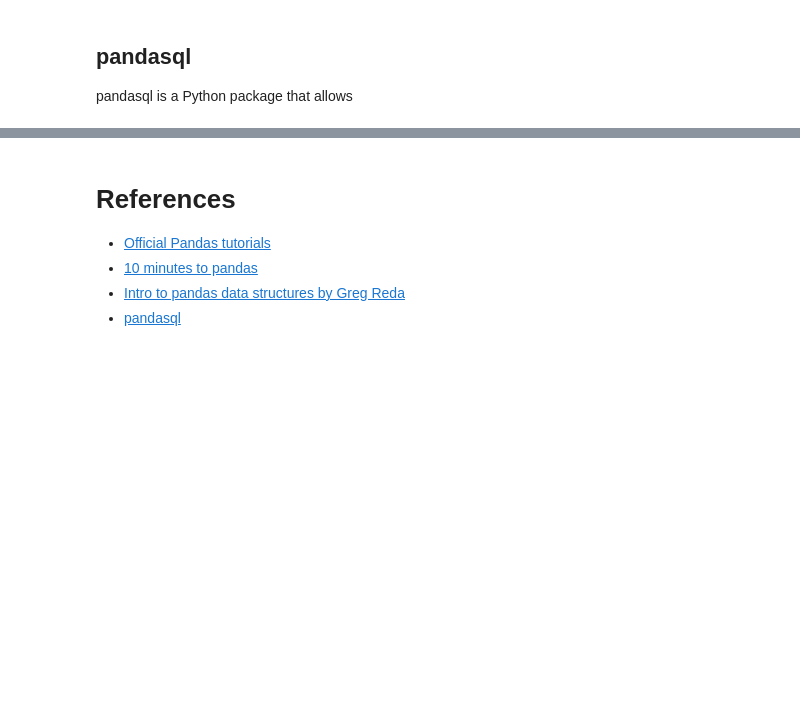
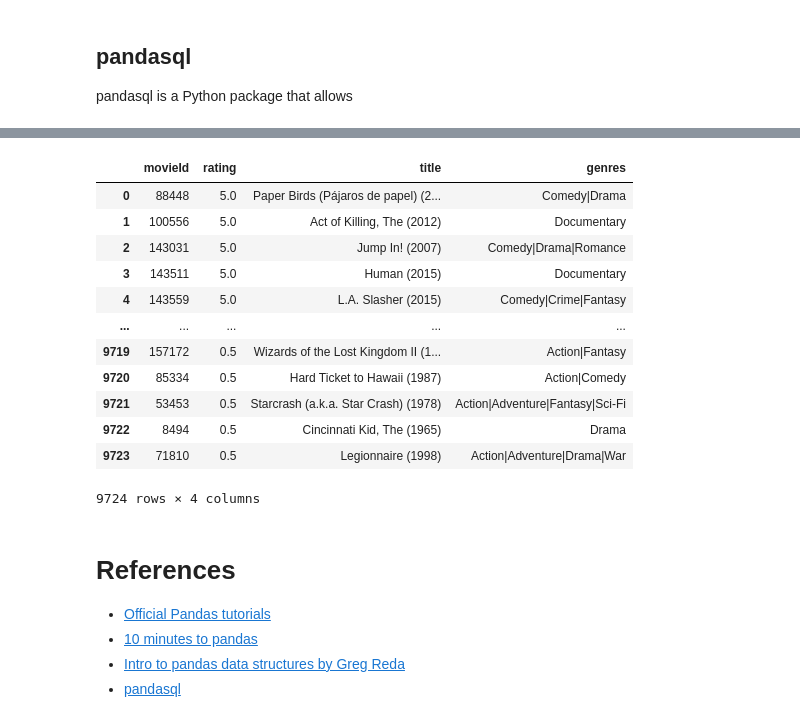
Before and after one commit to PraveenBanasode/vtufdp, a Jupyter notebook: 03_Pandas.ipynb, the cells around one changed output, grey strips where cells are left out. Cells and saved outputs as stored; diff of their text form; code cells hidden in the pictures; blank space fills up the shorter version.

```diff
--- a/03_Pandas.ipynb
+++ b/03_Pandas.ipynb
@@ -414,3 +486,20 @@ print(res)
+# %%
+g = ratings.groupby('movieId', as_index=False)['rating'].mean().sort_values('rating', ascending=False).merge(movies, on='movieId')
+g
+# %% [output]
+|  | movieId | rating | title | genres |
+| 0 | 88448 | 5.0 | Paper Birds (Pájaros de papel) (2... | Comedy|Drama |
+| 1 | 100556 | 5.0 | Act of Killing, The (2012) | Documentary |
+| 2 | 143031 | 5.0 | Jump In! (2007) | Comedy|Drama|Romance |
+| 3 | 143511 | 5.0 | Human (2015) | Documentary |
+| 4 | 143559 | 5.0 | L.A. Slasher (2015) | Comedy|Crime|Fantasy |
+| ... | ... | ... | ... | ... |
+| 9719 | 157172 | 0.5 | Wizards of the Lost Kingdom II (1... | Action|Fantasy |
+| 9720 | 85334 | 0.5 | Hard Ticket to Hawaii (1987) | Action|Comedy |
+| 9721 | 53453 | 0.5 | Starcrash (a.k.a. Star Crash) (1978) | Action|Adventure|Fantasy|Sci-Fi |
+| 9722 | 8494 | 0.5 | Cincinnati Kid, The (1965) | Drama |
+| 9723 | 71810 | 0.5 | Legionnaire (1998) | Action|Adventure|Drama|War |
+9724 rows × 4 columns
 # %% [markdown]
 # References
 * [Official Pandas tutorials](https://pandas.pydata.org/pandas-docs/stable/getting_started/tutorials.html)
```
Also changed, not shown: parts of 9 cells of this notebook.
